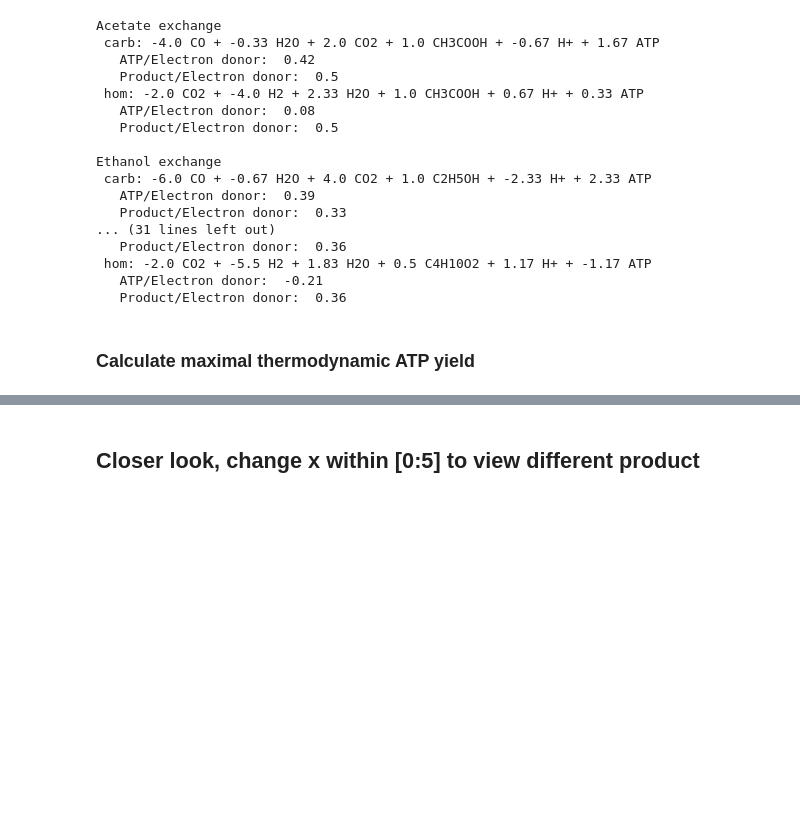
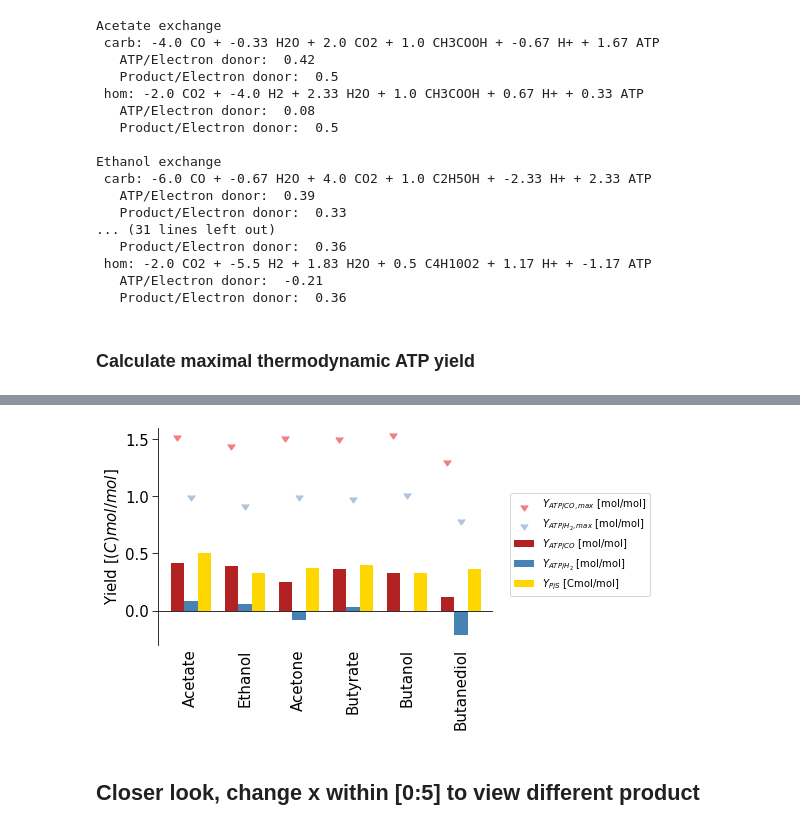
Before and after one commit to biosustain/CO2_fixation_models, a Jupyter notebook: Scripts/06_WLMetabolismWhole.ipynb, the cells around one changed output, grey strips where cells are left out. Drawn from its saved outputs; the diff is of its cells as text; code cells hidden in the pictures; blank space fills up the shorter version.

```diff
--- a/Scripts/06_WLMetabolismWhole.ipynb
+++ b/Scripts/06_WLMetabolismWhole.ipynb
@@ -150,3 +149,20 @@ plt.show()
+# %%
+plt.axis([-0.6, len(X)-0.4,-0.3, 1.6])
+plt.scatter(X_axis - 0.25, ATP_carb, marker = 11, s = 50, color = "lightcoral", label = '$Y_{ATP/CO,max}$ [mol/mol]')
+plt.bar(X_axis - 0.25, Yields.ATPcarb, 0.25, color = "firebrick", label = '$Y_{ATP/CO}$ [mol/mol]')
+plt.scatter(X_axis + 0, ATP_hom, marker = 11, s = 50, color = "lightsteelblue", label = '$Y_{ATP/H_2,max}$ [mol/mol]')
+plt.bar(X_axis + 0, Yields.ATPhom, 0.25, color = "steelblue", label = '$Y_{ATP/H_2}$ [mol/mol]')
+plt.bar(X_axis + 0.25, Yields.YPShom, 0.25, color = "gold", label = '$Y_{P/S}$ [Cmol/mol]')
+plt.ylabel(r'Yield [$(C)mol/mol$]', fontsize=15)
+plt.axhline(0, color='black', linewidth=0.8)
+
+plt.tick_params(axis='x', which='major', labelsize=15, length = 0, labelrotation = 90)
+plt.tick_params(axis='y', which='major', labelsize=15, length = 6)
+plt.xticks(X_axis, X)
+plt.legend(bbox_to_anchor=(1.05, 0.7), loc='upper left', borderaxespad=0.)
+plt.show()
+# %% [output]
+[figure, added]
 # %% [markdown]
 ## Closer look, change x within [0:5] to view different product
 # %%
```
Also changed, not shown: parts of 1 cell of this notebook.
